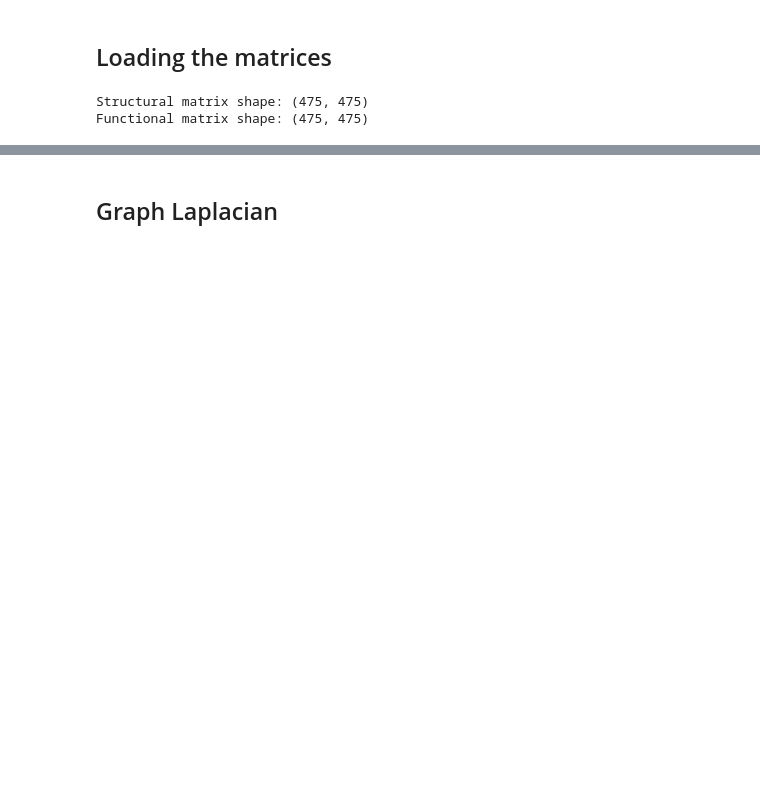
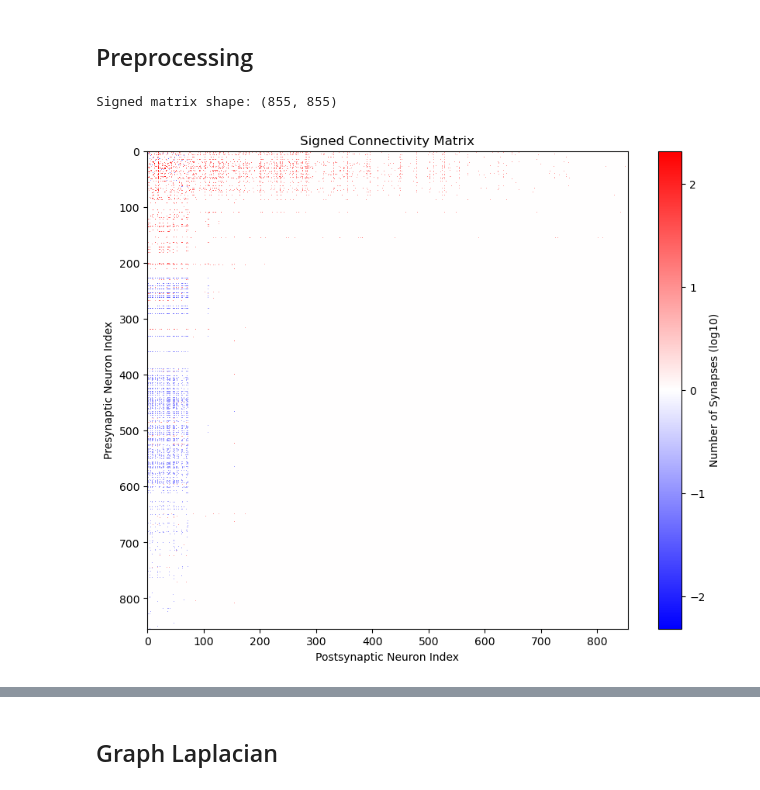
Before and after one commit to CharlesXu-Jingyue/MesoCompPrimitives, a Jupyter notebook: notebooks/poc.ipynb, the cells around one changed output, grey strips where cells are left out. Cells and saved outputs as stored; diff of their text form; code cells hidden in the pictures; blank space fills up the shorter version.

```diff
--- a/notebooks/poc.ipynb
+++ b/notebooks/poc.ipynb
@@ -1,2 +0,0 @@
-# %% [markdown]
-## Loading the matrices
@@ -3,24 +11,38 @@
+# %%
+data_path = '/Users/charlesxu/local/data/mcp/flywire/ring_extend/'
+results_path = os.path.join(data_path, 'results')
+save_data = True
+if save_data:
+    os.makedirs(results_path, exist_ok=True)
+# %% [markdown]
+## Preprocessing
 # %%
-import pandas as pd
-import numpy as np
-
 # Read the CSV file
-df_structural = pd.read_csv('/Users/charlesxu/local/repo/MesoCompPrimitives/data/structural_connectivity_matrix.csv')
-df_functional = pd.read_csv('/Users/charlesxu/local/repo/MesoCompPrimitives/data/functional_connectivity_matrix.csv')
+connectivity_matrix_signed_df = pd.read_csv(os.path.join(data_path, 'connectivity_matrix_signed.csv'))
 
 # Convert to square matrix (assuming first column might be row labels)
-if df_structural.shape[1] == df_structural.shape[0] + 1:
+if connectivity_matrix_signed_df.shape[1] == connectivity_matrix_signed_df.shape[0] + 1:
     # If there's an extra column (likely row labels), drop it
-    A_structural = df_structural.iloc[:, 1:].values
-    A_functional = df_functional.iloc[:, 1:].values
+    C_signed = connectivity_matrix_signed_df.iloc[:, 1:].values
 else:
     # Otherwise, use all columns
-    A_structural = df_structural.values
-    A_functional = df_functional.values
+    C_signed = connectivity_matrix_signed_df.values
 
-print(f"Structural matrix shape: {A_structural.shape}")
-print(f"Functional matrix shape: {A_functional.shape}")
+print(f"Signed matrix shape: {C_signed.shape}")
+
+# Visualize the signed connectivity matrix
+plt.figure(figsize=(10, 8))
+plt.imshow(np.log10(np.abs(C_signed) + 1) * np.sign(C_signed),
+           cmap='bwr', aspect='auto',
+           vmin=-np.max(np.log10(np.abs(C_signed) + 1)),
+           vmax=np.max(np.log10(np.abs(C_signed) + 1)),
+           interpolation='none')
+plt.colorbar(label='Number of Synapses (log10)')
+plt.title('Signed Connectivity Matrix')
+plt.xlabel('Postsynaptic Neuron Index')
+plt.ylabel('Presynaptic Neuron Index')
+plt.show()
 # %% [output]
-Structural matrix shape: (475, 475)
-Functional matrix shape: (475, 475)
+Signed matrix shape: (855, 855)
+[figure, added]
 # %%
```
Also changed, not shown: parts of 22 cells of this notebook, 5 other files.
